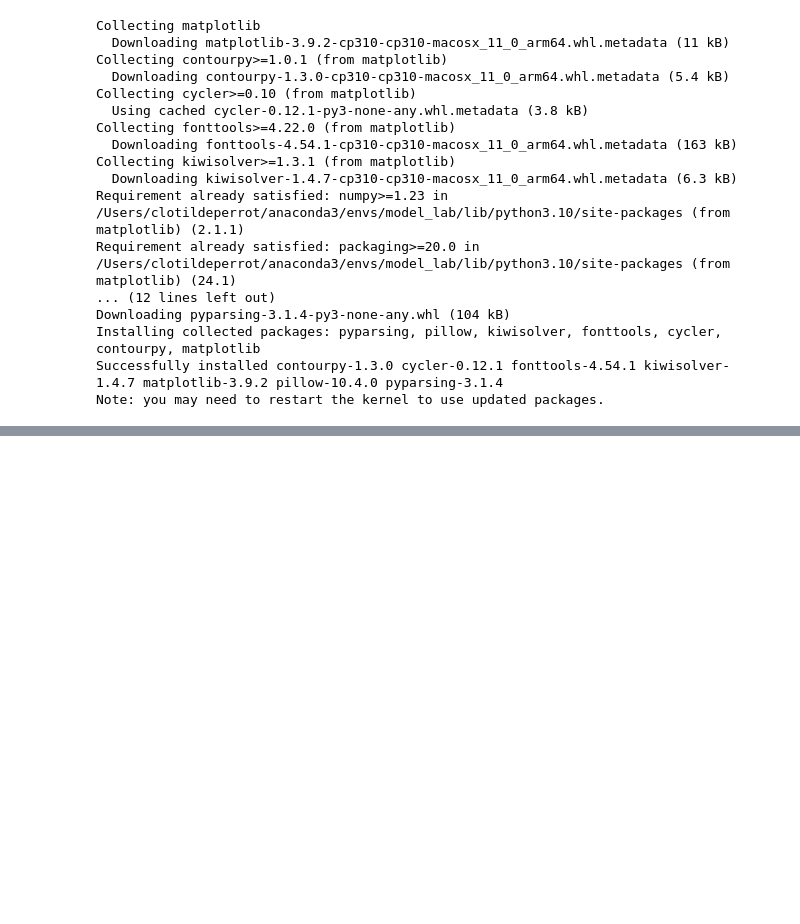
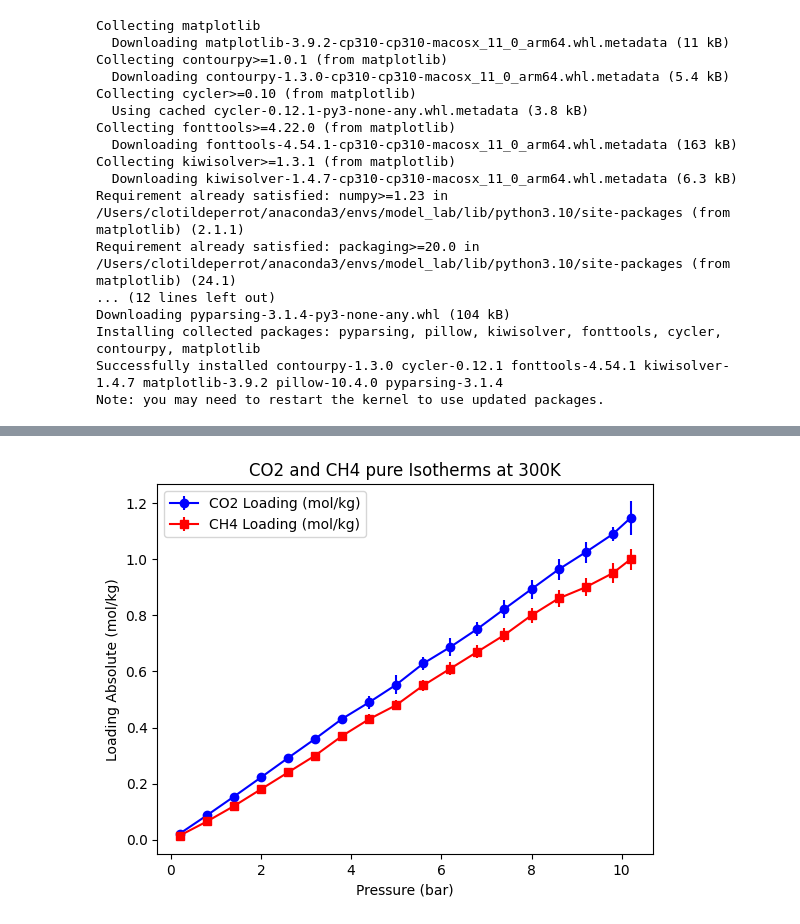
Before and after one commit to LeaMourot/Modeling_lab, a Jupyter notebook: graph.ipynb, the cells around one changed output, grey strips where cells are left out. Cells and saved outputs as stored; diff of their text form; code cells hidden in the pictures; blank space fills up the shorter version.

```diff
--- a/graph.ipynb
+++ b/graph.ipynb
@@ -92,0 +95,38 @@ plt.show()
+# %%
+import matplotlib.pyplot as plt
+
+# Données fournies pour CO2 et CH4 (exemple)
+data_CO2 = {
+    'pressure': [0.2, 0.8, 1.4, 2.0, 2.6, 3.2, 3.8, 4.4, 5.0, 5.6, 6.2, 6.8, 7.4, 8.0, 8.6, 9.2, 9.8, 10.2],
+    'loading_absolute_average': [0.021916150047, 0.086852890927, 0.15377020240384, 0.22218105892092, 0.29150102981032, 0.359587202623, 0.431017617591, 0.4899477099396, 0.55270907000012, 0.62823049964356, 0.68696578176952, 0.75144796546336, 0.82284591206092, 0.89326980754528, 0.9633365509548, 1.024669302716, 1.0889891445576, 1.1474971480905],
+    'loading_absolute_dev': [0.0029257587086246, 0.0046961432152114, 0.0042053747373354, 0.013539894417122, 0.013483719817968, 0.015161025526191, 0.010612737734106, 0.023253338259637, 0.034225174027897, 0.024345129716779, 0.030457062150504, 0.023879951201299, 0.031029028064904, 0.034006398430243, 0.038159936407652, 0.036657581075093, 0.024814842927216, 0.06009003342175],
+    'pressure_unit': 'bar',
+    'loading_absolute_unit': 'mol/kg'
+}
+
+data_CH4 = {
+    'pressure': [0.2, 0.8, 1.4, 2.0, 2.6, 3.2, 3.8, 4.4, 5.0, 5.6, 6.2, 6.8, 7.4, 8.0, 8.6, 9.2, 9.8, 10.2],
+    'loading_absolute_average': [0.015, 0.065, 0.12, 0.18, 0.24, 0.30, 0.37, 0.43, 0.48, 0.55, 0.61, 0.67, 0.73, 0.80, 0.86, 0.90, 0.95, 1.00],
+    'loading_absolute_dev': [0.005, 0.010, 0.015, 0.012, 0.013, 0.014, 0.015, 0.017, 0.019, 0.020, 0.022, 0.024, 0.025, 0.027, 0.030, 0.032, 0.035, 0.038],
+    'pressure_unit': 'bar',
+    'loading_absolute_unit': 'mol/kg'
+}
+
+# Création de la figure
+fig, ax1 = plt.subplots()
+
+# Tracé de la charge absolue CO2 en fonction de la pression
+ax1.errorbar(data_CO2['pressure'], data_CO2['loading_absolute_average'], yerr=data_CO2['loading_absolute_dev'], fmt='-o', color='b', label='CO2 Loading (mol/kg)')
+# Tracé de la charge absolue CH4 en fonction de la pression
+ax1.errorbar(data_CH4['pressure'], data_CH4['loading_absolute_average'], yerr=data_CH4['loading_absolute_dev'], fmt='-s', color='r', label='CH4 Loading (mol/kg)')
+
+# Paramètres des axes
+ax1.set_xlabel(f"Pressure ({data_CO2['pressure_unit']})")
+ax1.set_ylabel(f"Loading Absolute ({data_CO2['loading_absolute_unit']})")
+
+# Légendes et affichage
+ax1.legend()
+plt.title("CO2 and CH4 pure Isotherms at 300K")
+plt.show()
+# %% [output]
+[figure, added]
```
Also changed, not shown: parts of 2 cells of this notebook.
